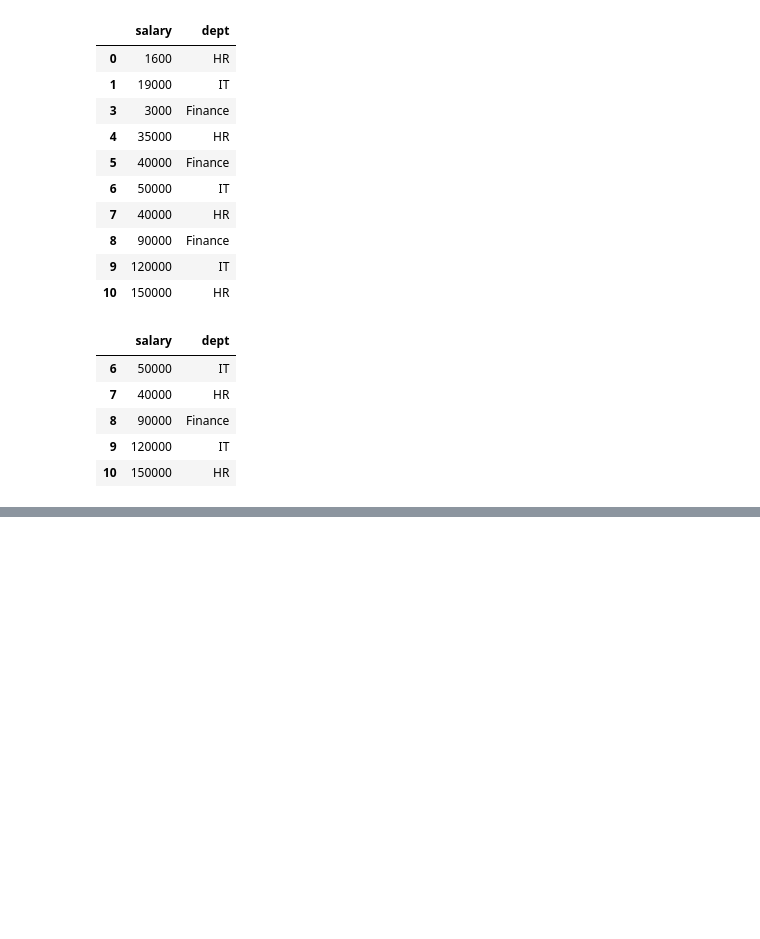
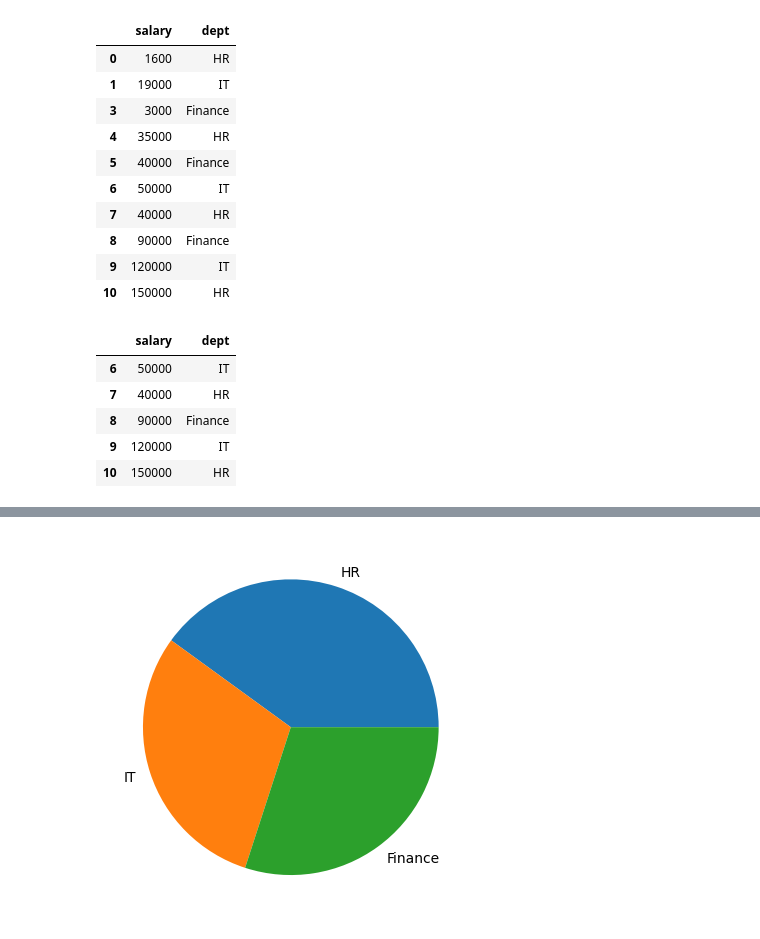
Before and after one commit to Shubham-Jana-Dev/Ardent-ML-learning-with-python-2026, a Jupyter notebook: Mar-02-2026/matplot.ipynb, the cells around one changed output, grey strips where cells are left out. Cells and saved outputs as stored; diff of their text form; code cells hidden in the pictures; blank space fills up the shorter version.

```diff
--- a/Mar-02-2026/matplot.ipynb
+++ b/Mar-02-2026/matplot.ipynb
@@ -134,0 +163,5 @@ df.tail()
+# %%
+plt.pie(count, labels = count.index)
+plt.show()
+# %% [output]
+[figure, added]
```
Also changed, not shown: parts of 8 cells of this notebook.
